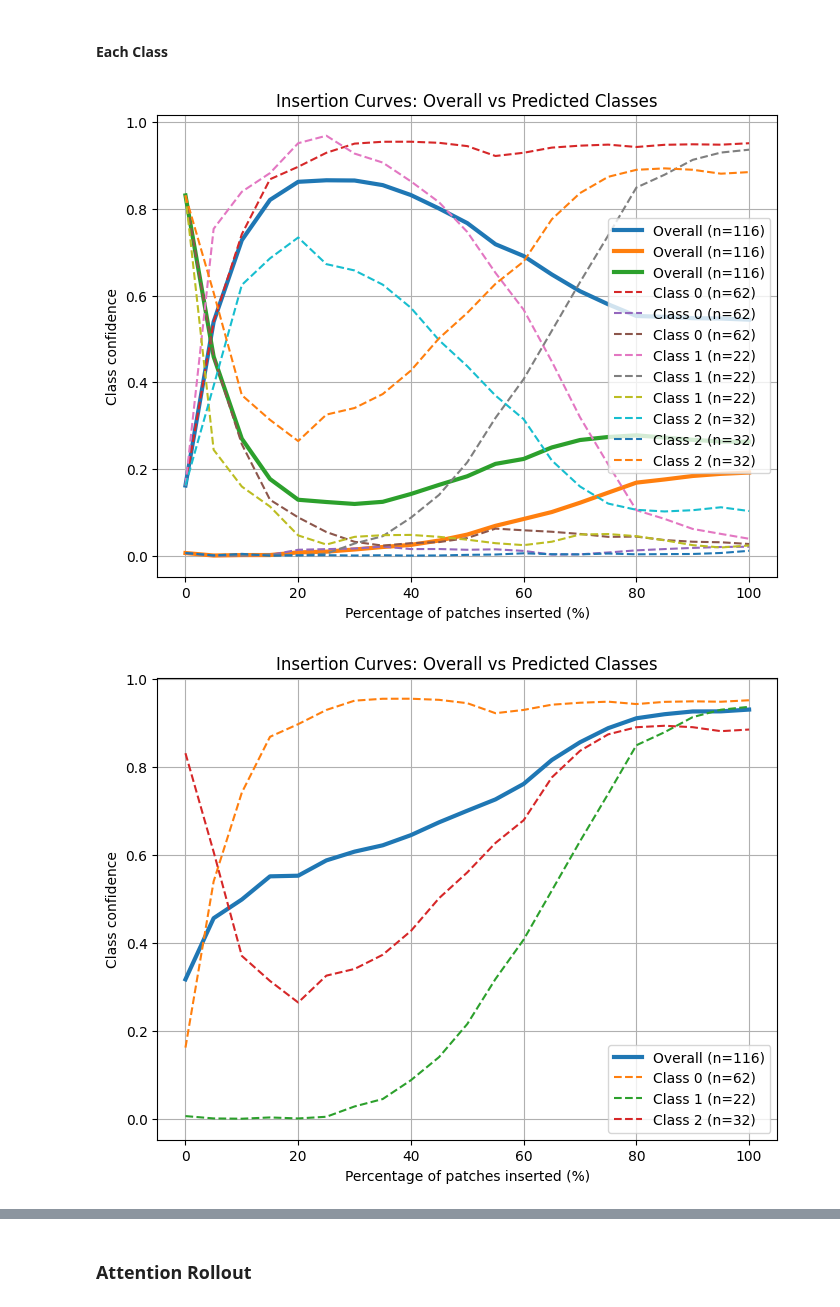
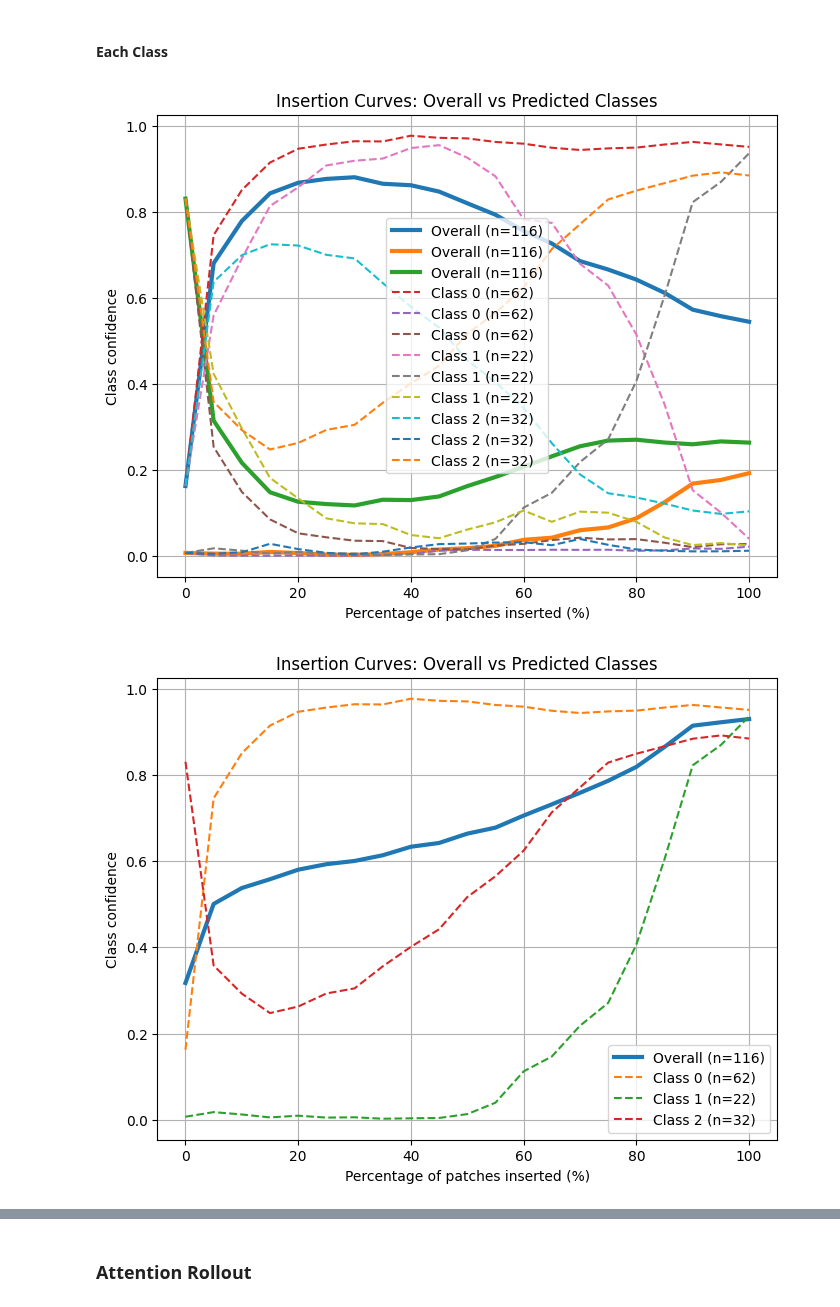
Before and after one commit to friendorus/Faithful-Faithfulness-Evaluations, a Jupyter notebook: scripts/Jupyter_notebook/CreateCurve_insertion.ipynb, the cells around one changed output, grey strips where cells are left out. Cells and saved outputs as stored; diff of their text form; code cells hidden in the pictures.

Commit message:
Analyze new attention mask on jupyter_notebook

```diff
--- a/scripts/Jupyter_notebook/CreateCurve_insertion.ipynb
+++ b/scripts/Jupyter_notebook/CreateCurve_insertion.ipynb
@@ -5,7 +5,7 @@
 # %%
 import numpy as np
 
-data = np.load("/home/jovyan/work/MST/results/ODELIA/DinoV2ClassifierSlice_Final/evaluation/insertion/insertion_curves/attention/02F4A1FB_left_curve.npy", allow_pickle=True).item()
+data = np.load("/home/jovyan/work/MST/results/ODELIA/DinoV2ClassifierSlice_Final/evaluation_results/insertion/insertion_curves/attention/02F4A1FB_left_curve.npy", allow_pickle=True).item()
 
 percentages = np.array(data["percentages"])
 confidences = np.array(data["confidences"])
@@ -20,7 +20,7 @@ import numpy as np
 from pathlib import Path
 import matplotlib.pyplot as plt
 
-curve_dir = Path("/home/jovyan/work/MST/results/ODELIA/DinoV2ClassifierSlice_Final/evaluation/insertion/insertion_curves/attention")
+curve_dir = Path("/home/jovyan/work/MST/results/ODELIA/DinoV2ClassifierSlice_Final/evaluation_results/insertion/insertion_curves/attention")
 curves = []
 percentages = None
 
@@ -74,7 +74,7 @@ import numpy as np
 from pathlib import Path
 import matplotlib.pyplot as plt
 
-curve_dir = Path("/home/jovyan/work/MST/results/ODELIA/DinoV2ClassifierSlice_Final/evaluation/insertion/insertion_curves/attention")
+curve_dir = Path("/home/jovyan/work/MST/results/ODELIA/DinoV2ClassifierSlice_Final/evaluation_results/insertion/insertion_curves/attention")
 curves = []
 percentages = None
 
@@ -132,8 +132,8 @@ import matplotlib.pyplot as plt
 from pathlib import Path
 
 # Paths
-curve_dir = Path("/home/jovyan/work/MST/results/ODELIA/DinoV2ClassifierSlice_Final/evaluation/insertion/insertion_curves/attention_rollout")
-csv_path = Path("/home/jovyan/work/MST/results/ODELIA/DinoV2ClassifierSlice_Final/evaluation/insertion/insertion_attention_rollout.csv")
+curve_dir = Path("/home/jovyan/work/MST/results/ODELIA/DinoV2ClassifierSlice_Final/evaluation_results/insertion/insertion_curves/attention")
+csv_path = Path("/home/jovyan/work/MST/results/ODELIA/DinoV2ClassifierSlice_Final/evaluation_results/insertion/insertion_attention.csv")
 
 # Load CSV
 df = pd.read_csv(csv_path)
@@ -174,34 +174,34 @@ overall_mean = all_curves.mean(axis=0)
 # Plot
 x_percent = np.array(percentages) * 100
 plt.figure(figsize=(8, 6))
 
 # Overall curve (thicker line)
 plt.plot(
     x_percent,
     overall_mean,
     linewidth=3,
     label=f"Overall (n={len(all_curves)})"
 )
 
 # Per-class curves
 for cls, curves in sorted(class_curves.items()):
     curves = np.array(curves)
     mean_curve = curves.mean(axis=0)
     plt.plot(
         x_percent,
         mean_curve,
         linestyle="--",
         label=f"Class {cls} (n={len(curves)})"
     )
 
 plt.xlabel("Percentage of patches inserted (%)")
 plt.ylabel("Class confidence")
 plt.title("Insertion Curves: Overall vs Predicted Classes")
 plt.legend()
 plt.grid(True)
 plt.show()
 # %% [output]
-[figure, old version]
+[figure, new version]
 # %%
 import numpy as np
 import pandas as pd
@@ -209,8 +209,8 @@ import matplotlib.pyplot as plt
 from pathlib import Path
 
 # Paths
-curve_dir = Path("/home/jovyan/work/MST/results/ODELIA/DinoV2ClassifierSlice_Final/evaluation/insertion/insertion_curves/attention_rollout")
-csv_path = Path("/home/jovyan/work/MST/results/ODELIA/DinoV2ClassifierSlice_Final/evaluation/insertion/insertion_attention_rollout.csv")
+curve_dir = Path("/home/jovyan/work/MST/results/ODELIA/DinoV2ClassifierSlice_Final/evaluation_results/insertion/insertion_curves/attention")
+csv_path = Path("/home/jovyan/work/MST/results/ODELIA/DinoV2ClassifierSlice_Final/evaluation_results/insertion/insertion_attention.csv")
 
 # Load CSV
 df = pd.read_csv(csv_path)
@@ -278,7 +278,7 @@ plt.legend()
 plt.grid(True)
 plt.show()
 # %% [output]
-[figure, old version]
+[figure, new version]
 # %%
 # --- Plot per-sample curves for every class ---
 
```
Also changed, not shown: parts of 11 cells of this notebook, 1 other file.
